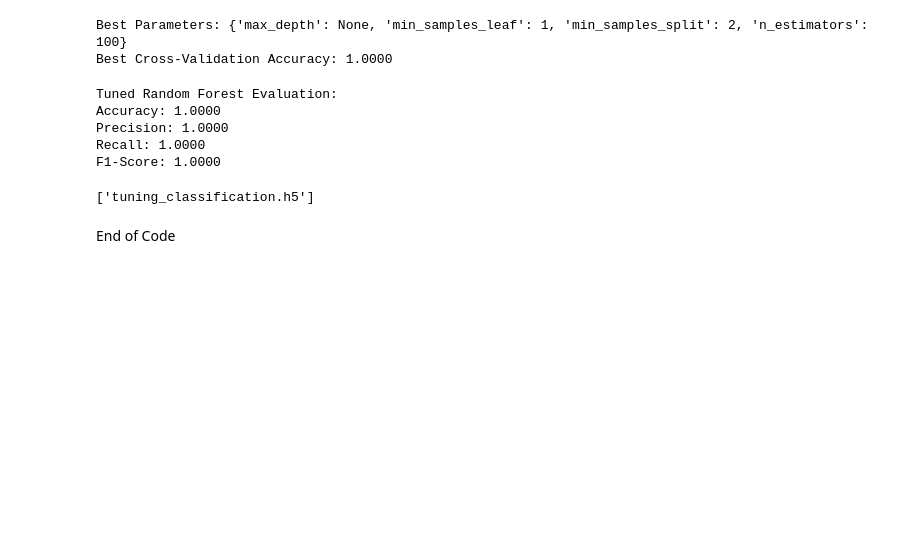
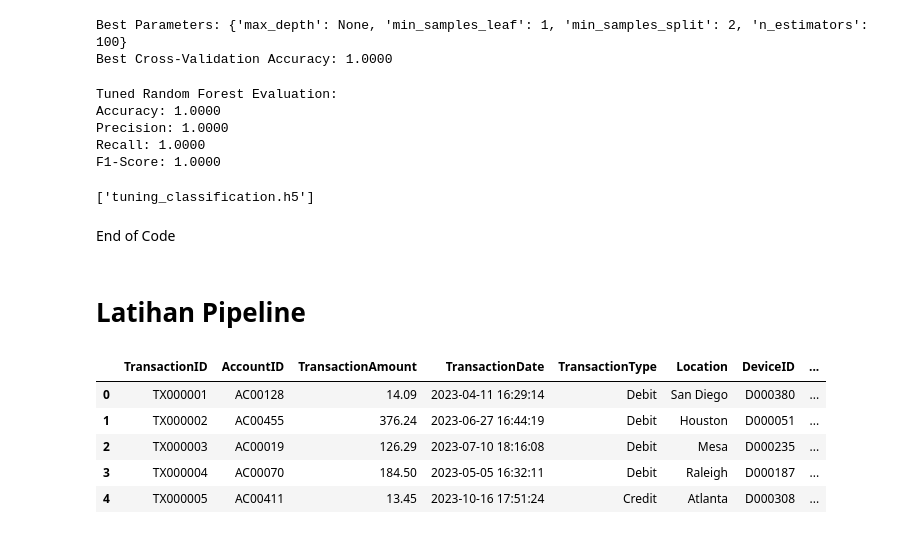
Before and after one commit to arydotme/dicoding-ml-basic, a Jupyter notebook: [Klasifikasi]_Submission_Akhir_BMLP_Ahmad_Bukhari.ipynb, the cells around one changed output. Cells and saved outputs as stored; diff of their text form; code cells hidden in the pictures; blank space fills up the shorter version.

Commit message:
implementation pipeline

```diff
--- a/[Klasifikasi]_Submission_Akhir_BMLP_Ahmad_Bukhari.ipynb
+++ b/[Klasifikasi]_Submission_Akhir_BMLP_Ahmad_Bukhari.ipynb
@@ -183,3 +183,23 @@ joblib.dump(tuned_rf, 'tuning_classification.h5')
 ['tuning_classification.h5']
 # %% [markdown]
 End of Code
+# %% [markdown]
+# **Latihan Pipeline**
+# %%
+from sklearn.compose import ColumnTransformer
+from sklearn.pipeline import Pipeline
+from sklearn.preprocessing import OneHotEncoder
+from sklearn.impute import SimpleImputer
+from sklearn.model_selection import train_test_split
+import pandas as pd
+
+df = pd.read_csv("/content/data_clustering_inverse.csv")
+
+df.head()
+# %% [output]
+|  | TransactionID | AccountID | TransactionAmount | TransactionDate | TransactionType | Location | DeviceID | ... |
+| 0 | TX000001 | AC00128 | 14.09 | 2023-04-11 16:29:14 | Debit | San Diego | D000380 | ... |
+| 1 | TX000002 | AC00455 | 376.24 | 2023-06-27 16:44:19 | Debit | Houston | D000051 | ... |
+| 2 | TX000003 | AC00019 | 126.29 | 2023-07-10 18:16:08 | Debit | Mesa | D000235 | ... |
+| 3 | TX000004 | AC00070 | 184.50 | 2023-05-05 16:32:11 | Debit | Raleigh | D000187 | ... |
+| 4 | TX000005 | AC00411 | 13.45 | 2023-10-16 17:51:24 | Credit | Atlanta | D000308 | ... |
```
Also changed, not shown: parts of 8 cells of this notebook.
